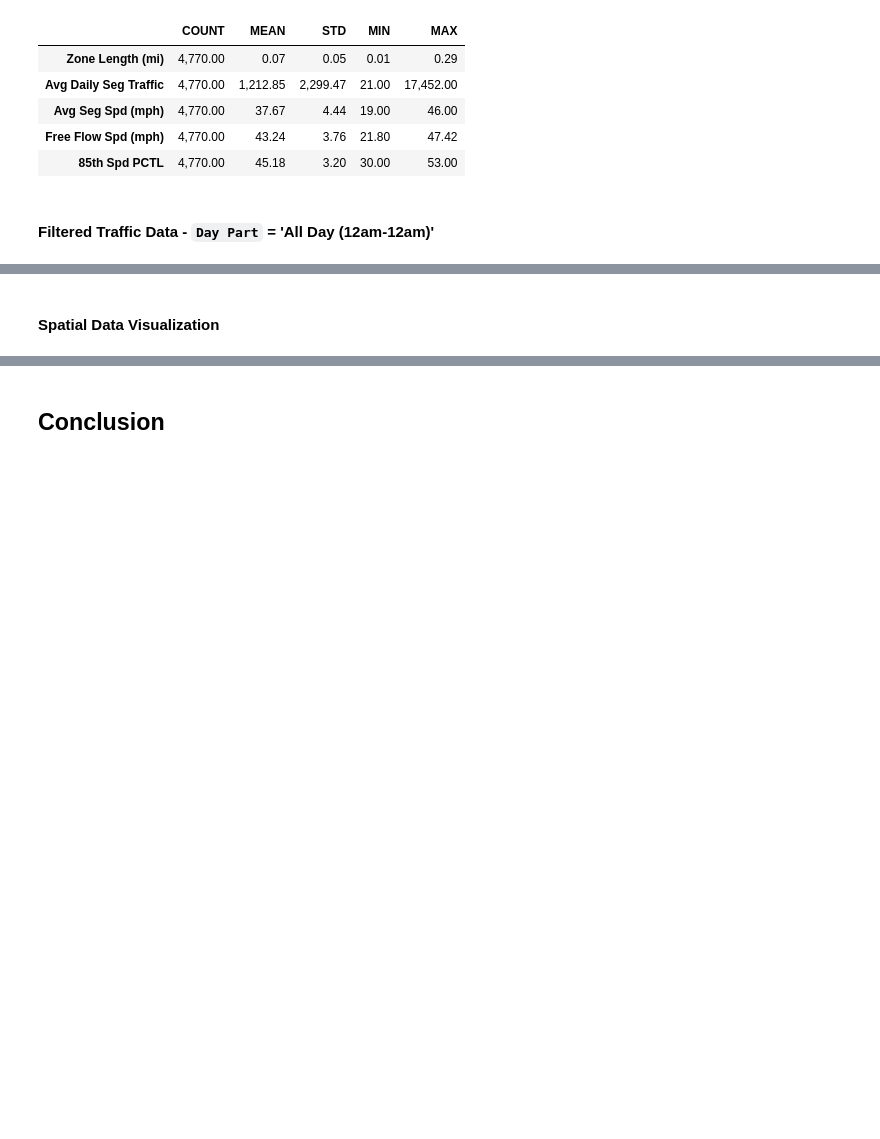
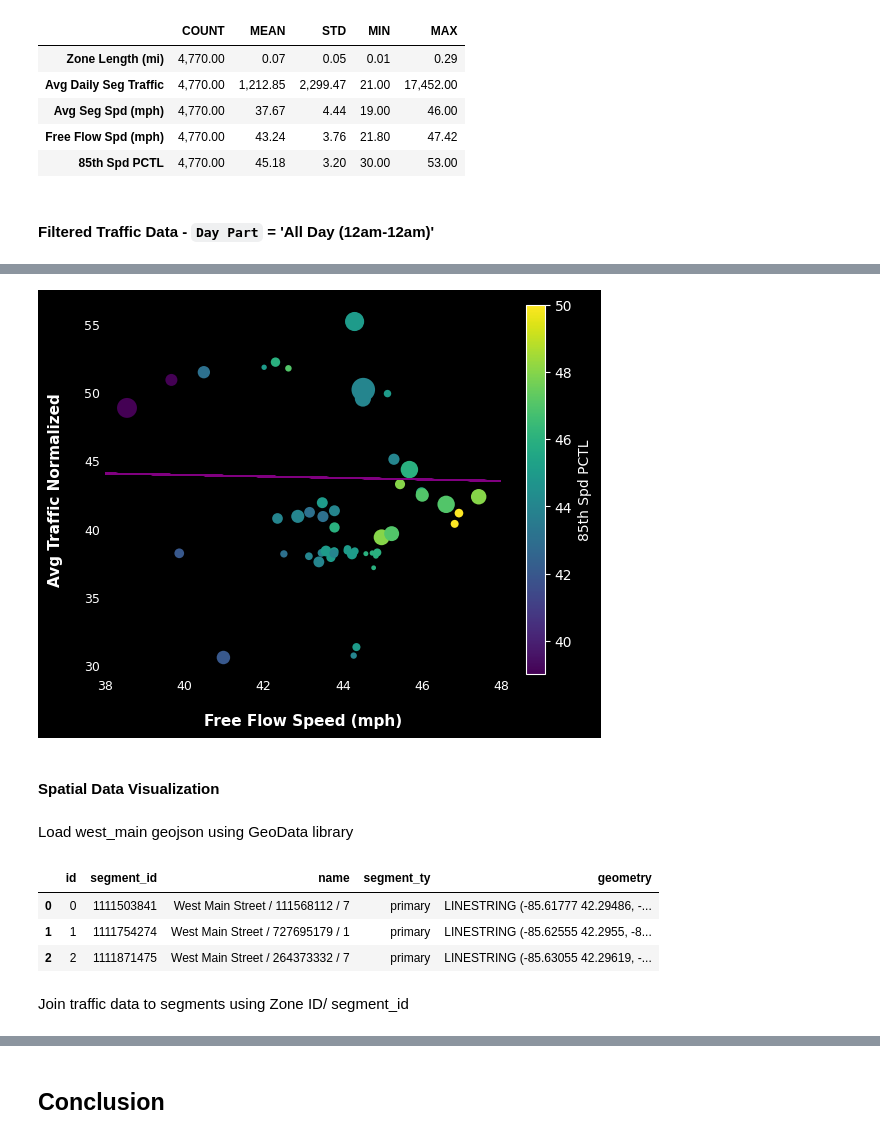
Before and after one commit to eKerney/data-notebooks, a Jupyter notebook: kzoo_streetlight/final_data_workflow.ipynb, the cells around one changed output, grey strips where cells are left out. Saved outputs shown, nothing was run; the diff lists cells and outputs as text; code cells hidden in the pictures; blank space fills up the shorter version.

Commit message:
west main traffic map

```diff
--- a/kzoo_streetlight/final_data_workflow.ipynb
+++ b/kzoo_streetlight/final_data_workflow.ipynb
@@ -218,0 +233,6 @@ KeyError: "['Zone Length (mi)'] not in index"
+# %%
+ff_spd_std = df_atc['Free Flow Spd (mph)'].std()
+ff_spd_mean = df_atc['Free Flow Spd (mph)'].mean()
+ff_spd_min = df_atc['Free Flow Spd (mph)'].min()
+ff_spd_max = df_atc['Free Flow Spd (mph)'].max()
+print(f'Free Flow Speed (mph) Standard Dev: {round(ff_spd_std, 3)} - Mean: {round(ff_spd_mean,3)} - Min: {round(ff_spd_min,2)} - Max: {round(ff_spd_max, 2)}')
@@ -218,0 +245,12 @@ KeyError: "['Zone Length (mi)'] not in index"
+# %%
+df_atc_o = df_atc.copy(deep=True)
+
+df_atc_o = df_atc_o[(df_atc_o['Free Flow Spd (mph)'] >= ff_spd_mean - ff_spd_std*2) & \
+                     (df_atc_o['Free Flow Spd (mph)'] <= ff_spd_mean + ff_spd_std*2)  ]
+
+spd_std = df_atc_o['Free Flow Spd (mph)'].std()
+spd_mean = df_atc_o['Free Flow Spd (mph)'].mean()
+spd_min = df_atc_o['Free Flow Spd (mph)'].min()
+spd_max = df_atc_o['Free Flow Spd (mph)'].max()
+
+print(f'Free Flow Speed (mph) Standard Dev: {round(spd_std, 3)} - Mean: {round(spd_mean,2)} - Min: {round(spd_min,1)} - Max: {round(spd_max,1)}')
@@ -227,5 +358,50 @@ KeyError: "['Zone Length (mi)'] not in index"
+# %%
+# Create new copy of dataframe
+df_atc_o_area = df_atc_o.copy(deep=True)
+
+# normalizing fields
+df_atc_o_area['Avg_Traffic_Norm'] = df_atc_o_area['Avg Daily Seg Traffic '].apply(lambda x: x/300)
+df_atc_o_area['Zone_Length_Norm'] = df_atc_o_area['Zone Length (mi)'].apply(lambda x: x*1000)
+df_atc_o_area['Avg_Traffic_Plot'] = df_atc_o_area['Avg_Traffic_Norm'].apply(lambda x: x*5)
+df_atc_o_area['85th_Norm'] = df_atc_o_area['85th Spd PCTL'].apply(lambda x: x*100)
+
+ax = df_atc_o_area.plot.scatter(
+    y='Avg_Traffic_Norm',
+    x="Free Flow Spd (mph)",
+    s='Zone_Length_Norm',
+    c='85th Spd PCTL',
+    cmap="viridis",
+    edgecolor='none',
+    legend=False);
+
+# formatting
+ax.set_xlim(38, 48);
+[spine.set_visible(False) for spine in ax.spines.values()]
+ax.tick_params(axis='both', which='both', length=0, labelsize=9)
+ax.set_ylabel('Avg Traffic Normalized', fontsize=11, fontweight='bold', color='white', labelpad=15)
+ax.set_xlabel('Free Flow Speed (mph)', fontsize=11, fontweight='bold', color='white', labelpad=15)
+
+# trendline
+m, b = np.polyfit(df_atc_o_area['Avg_Traffic_Norm'], df_atc_o_area["Free Flow Spd (mph)"], 1)  # 1st-degree polynomial (linear fit)
+df_atc_o_area['Trendline'] = m * df_atc_o_area['Avg_Traffic_Norm'] + b  # Compute Y values
+ax.plot(df_atc_o_area['Avg_Traffic_Norm'], df_atc_o_area['Trendline'], color='purple', linestyle='solid', linewidth=1, label='Trendline');
+# %% [output]
+[figure, added]
 # %% [markdown]
 #### Spatial Data Visualization
 # %%
 os.chdir(os.path.expanduser('geodata-py-utils'))
 from geodata_py_utils import GeoData, InputTypes
+# %% [markdown]
+Load west_main geojson using GeoData library
+# %%
+file_path = '/home/pi/dev/notebooks/kzoo_streetlight/west_main_corridor.geojson' #change which geojson to load
+geo_data = GeoData(file_path, InputTypes.DATA_PATH)
+geo_data.gdf.head(3)
+# %% [output]
+|  | id | segment_id | name | segment_ty | geometry |
+| 0 | 0 | 1111503841 | West Main Street / 111568112 / 7 | primary | LINESTRING (-85.61777 42.29486, -... |
+| 1 | 1 | 1111754274 | West Main Street / 727695179 / 1 | primary | LINESTRING (-85.62555 42.2955, -8... |
+| 2 | 2 | 1111871475 | West Main Street / 264373332 / 7 | primary | LINESTRING (-85.63055 42.29619, -... |
+# %% [markdown]
+Join traffic data to segments using Zone ID/ segment_id
```
Also changed, not shown: parts of 29 cells of this notebook, 2 other files.
